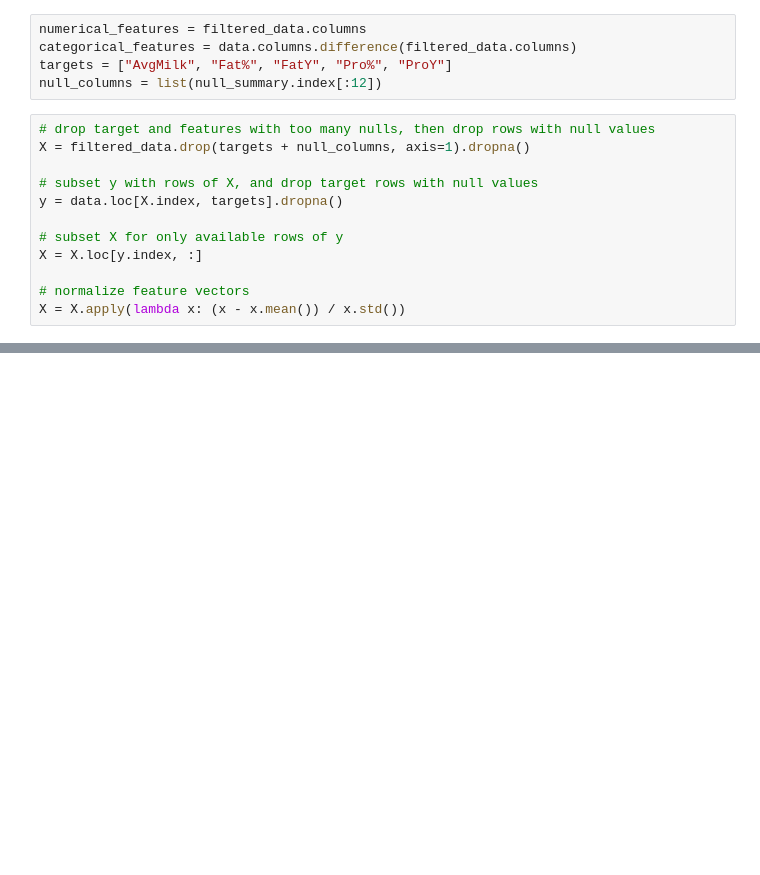
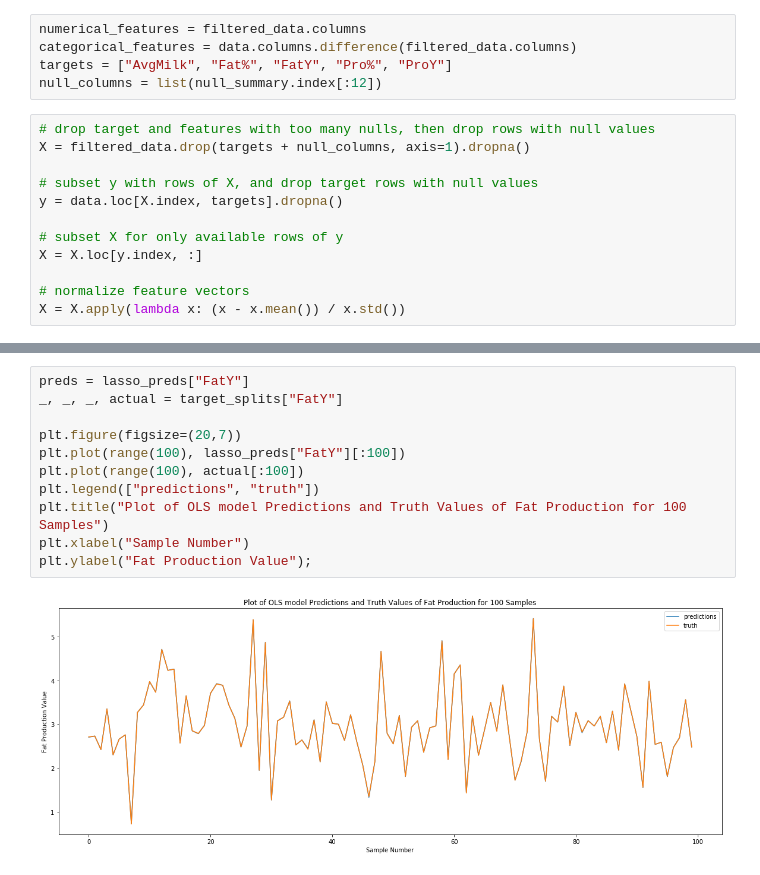
Before and after one commit to thebrianbn/cow_ml, a Jupyter notebook: milk_fat_prediction/project_1_part_2.ipynb, the cells around one changed output, grey strips where cells are left out. Cells and saved outputs as stored; diff of their text form; blank space fills up the shorter version.

```diff
--- a/milk_fat_prediction/project_1_part_2.ipynb
+++ b/milk_fat_prediction/project_1_part_2.ipynb
@@ -201,0 +454,13 @@ Random Forest without questionable features
+# %%
+preds = lasso_preds["FatY"]
+_, _, _, actual = target_splits["FatY"]
+
+plt.figure(figsize=(20,7))
+plt.plot(range(100), lasso_preds["FatY"][:100])
+plt.plot(range(100), actual[:100])
+plt.legend(["predictions", "truth"])
+plt.title("Plot of OLS model Predictions and Truth Values of Fat Production for 100 Samples")
+plt.xlabel("Sample Number")
+plt.ylabel("Fat Production Value");
+# %% [output]
+[figure, added]
```
Also changed, not shown: parts of 63 cells of this notebook, 6 other files.
